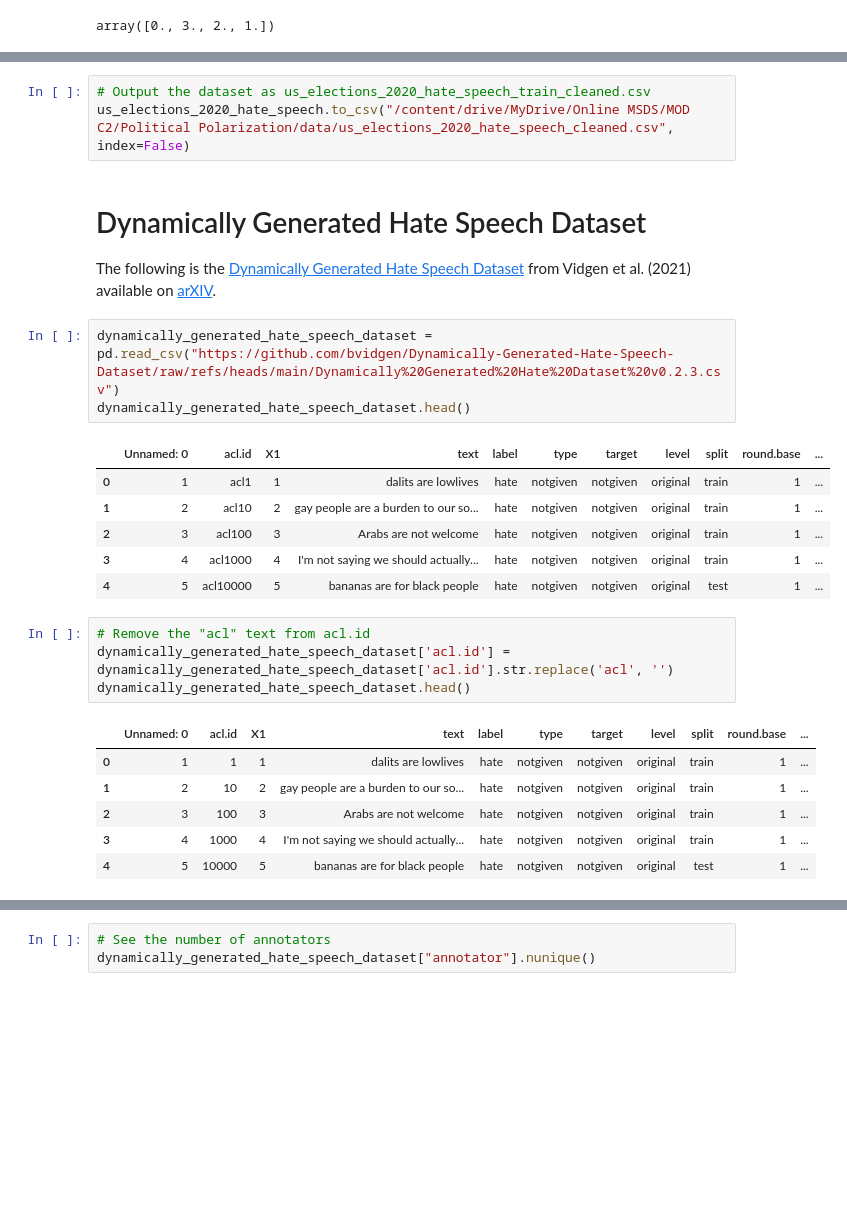
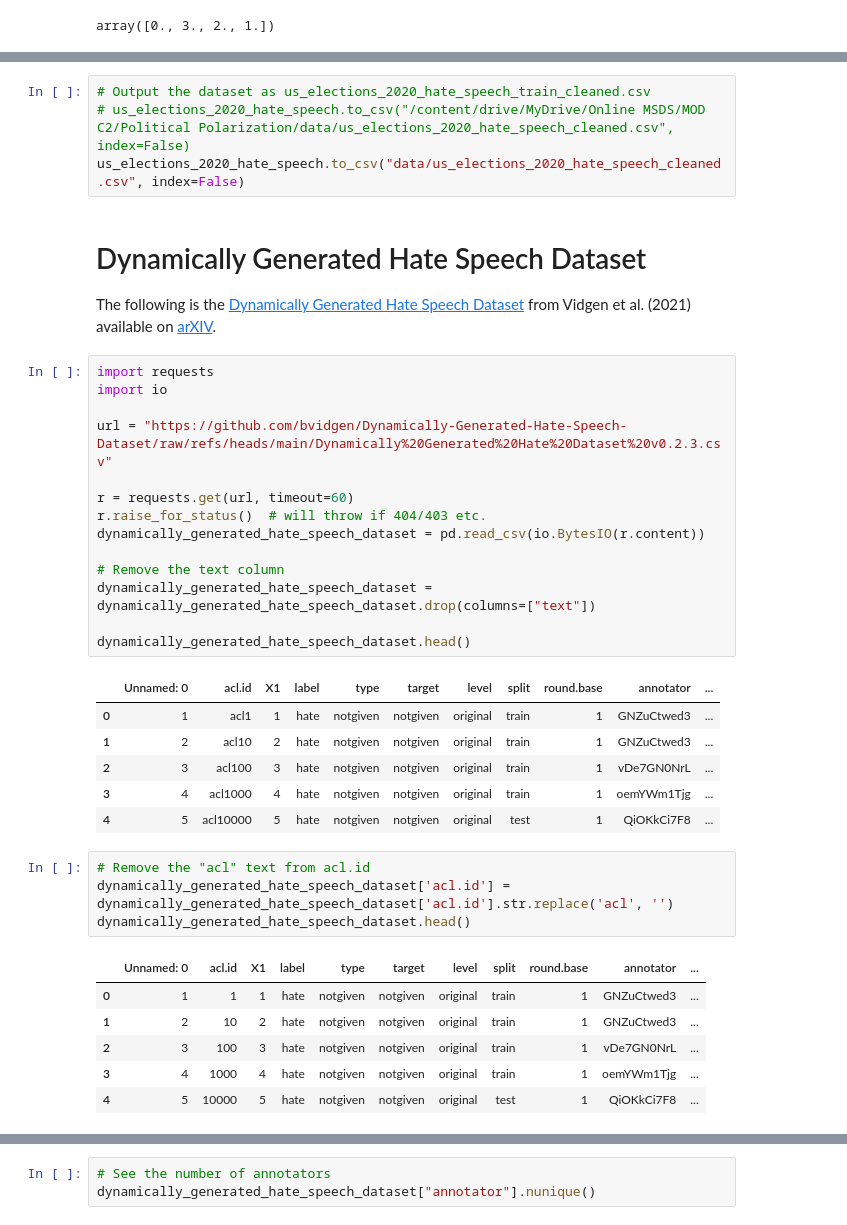
Before and after one commit to cfornesa/political_polarization, a Jupyter notebook: Data_Generation_And_Preparation.ipynb, the cells around one changed output, grey strips where cells are left out. Saved outputs shown, nothing was run; the diff lists cells and outputs as text; blank space fills up the shorter version.

```diff
--- a/Data_Generation_And_Preparation.ipynb
+++ b/Data_Generation_And_Preparation.ipynb
@@ -132,32 +133,44 @@ NaN values in West: 0
 NaN values in HOF: 0
 # %%
 # Output the dataset as us_elections_2020_hate_speech_train_cleaned.csv
-us_elections_2020_hate_speech.to_csv("/content/drive/MyDrive/Online MSDS/MOD C2/Political Polarization/data/us_elections_2020_hate_speech_cleaned.csv", index=False)
+# us_elections_2020_hate_speech.to_csv("/content/drive/MyDrive/Online MSDS/MOD C2/Political Polarization/data/us_elections_2020_hate_speech_cleaned.csv", index=False)
+us_elections_2020_hate_speech.to_csv("data/us_elections_2020_hate_speech_cleaned.csv", index=False)
 # %% [markdown]
 # Dynamically Generated Hate Speech Dataset
 
 The following is the <a href="https://github.com/bvidgen/Dynamically-Generated-Hate-Speech-Dataset">Dynamically Generated Hate Speech Dataset</a> from Vidgen et al. (2021) available on <a href="https://arxiv.org/abs/2012.15761">arXIV</a>.
 # %%
-dynamically_generated_hate_speech_dataset = pd.read_csv("https://github.com/bvidgen/Dynamically-Generated-Hate-Speech-Dataset/raw/refs/heads/main/Dynamically%20Generated%20Hate%20Dataset%20v0.2.3.csv")
+import requests
+import io
+
+url = "https://github.com/bvidgen/Dynamically-Generated-Hate-Speech-Dataset/raw/refs/heads/main/Dynamically%20Generated%20Hate%20Dataset%20v0.2.3.csv"
+
+r = requests.get(url, timeout=60)
+r.raise_for_status()  # will throw if 404/403 etc.
+dynamically_generated_hate_speech_dataset = pd.read_csv(io.BytesIO(r.content))
+
+# Remove the text column
+dynamically_generated_hate_speech_dataset = dynamically_generated_hate_speech_dataset.drop(columns=["text"])
+
 dynamically_generated_hate_speech_dataset.head()
 # %% [output]
-|  | Unnamed: 0 | acl.id | X1 | text | label | type | target | level | split | round.base | ... |
-| 0 | 1 | acl1 | 1 | dalits are lowlives | hate | notgiven | notgiven | original | train | 1 | ... |
-| 1 | 2 | acl10 | 2 | gay people are a burden to our so... | hate | notgiven | notgiven | original | train | 1 | ... |
-| 2 | 3 | acl100 | 3 | Arabs are not welcome | hate | notgiven | notgiven | original | train | 1 | ... |
-| 3 | 4 | acl1000 | 4 | I'm not saying we should actually... | hate | notgiven | notgiven | original | train | 1 | ... |
-| 4 | 5 | acl10000 | 5 | bananas are for black people | hate | notgiven | notgiven | original | test | 1 | ... |
+|  | Unnamed: 0 | acl.id | X1 | label | type | target | level | split | round.base | annotator | ... |
+| 0 | 1 | acl1 | 1 | hate | notgiven | notgiven | original | train | 1 | GNZuCtwed3 | ... |
+| 1 | 2 | acl10 | 2 | hate | notgiven | notgiven | original | train | 1 | GNZuCtwed3 | ... |
+| 2 | 3 | acl100 | 3 | hate | notgiven | notgiven | original | train | 1 | vDe7GN0NrL | ... |
+| 3 | 4 | acl1000 | 4 | hate | notgiven | notgiven | original | train | 1 | oemYWm1Tjg | ... |
+| 4 | 5 | acl10000 | 5 | hate | notgiven | notgiven | original | test | 1 | QiOKkCi7F8 | ... |
 # %%
 # Remove the "acl" text from acl.id
 dynamically_generated_hate_speech_dataset['acl.id'] = dynamically_generated_hate_speech_dataset['acl.id'].str.replace('acl', '')
 dynamically_generated_hate_speech_dataset.head()
 # %% [output]
-|  | Unnamed: 0 | acl.id | X1 | text | label | type | target | level | split | round.base | ... |
-| 0 | 1 | 1 | 1 | dalits are lowlives | hate | notgiven | notgiven | original | train | 1 | ... |
-| 1 | 2 | 10 | 2 | gay people are a burden to our so... | hate | notgiven | notgiven | original | train | 1 | ... |
-| 2 | 3 | 100 | 3 | Arabs are not welcome | hate | notgiven | notgiven | original | train | 1 | ... |
-| 3 | 4 | 1000 | 4 | I'm not saying we should actually... | hate | notgiven | notgiven | original | train | 1 | ... |
-| 4 | 5 | 10000 | 5 | bananas are for black people | hate | notgiven | notgiven | original | test | 1 | ... |
+|  | Unnamed: 0 | acl.id | X1 | label | type | target | level | split | round.base | annotator | ... |
+| 0 | 1 | 1 | 1 | hate | notgiven | notgiven | original | train | 1 | GNZuCtwed3 | ... |
+| 1 | 2 | 10 | 2 | hate | notgiven | notgiven | original | train | 1 | GNZuCtwed3 | ... |
+| 2 | 3 | 100 | 3 | hate | notgiven | notgiven | original | train | 1 | vDe7GN0NrL | ... |
+| 3 | 4 | 1000 | 4 | hate | notgiven | notgiven | original | train | 1 | oemYWm1Tjg | ... |
+| 4 | 5 | 10000 | 5 | hate | notgiven | notgiven | original | test | 1 | QiOKkCi7F8 | ... |
 # %%
 dynamically_generated_hate_speech_dataset[dynamically_generated_hate_speech_dataset["round.base"] == 1].head()
 # %% [output]
```
Also changed, not shown: parts of 38 cells of this notebook, 3 other files.
